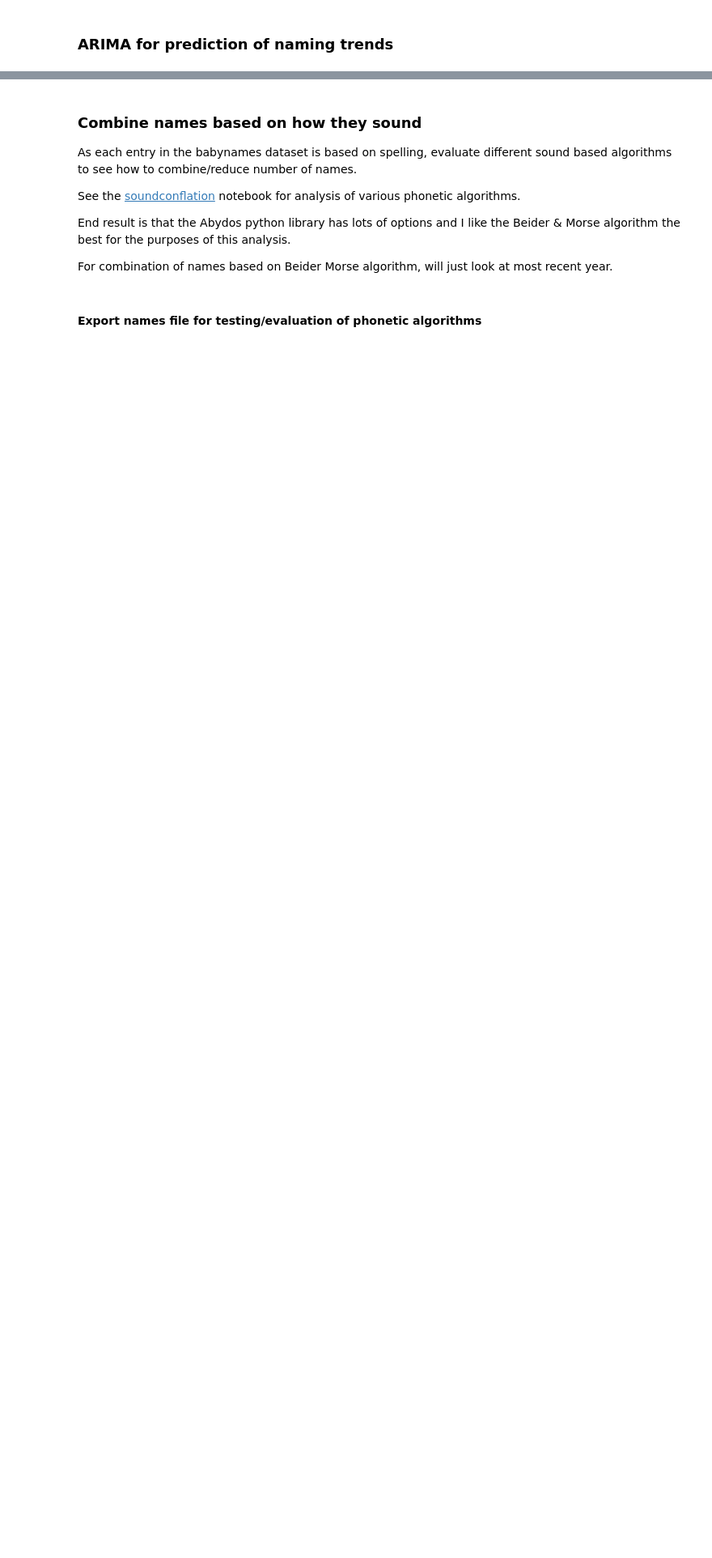
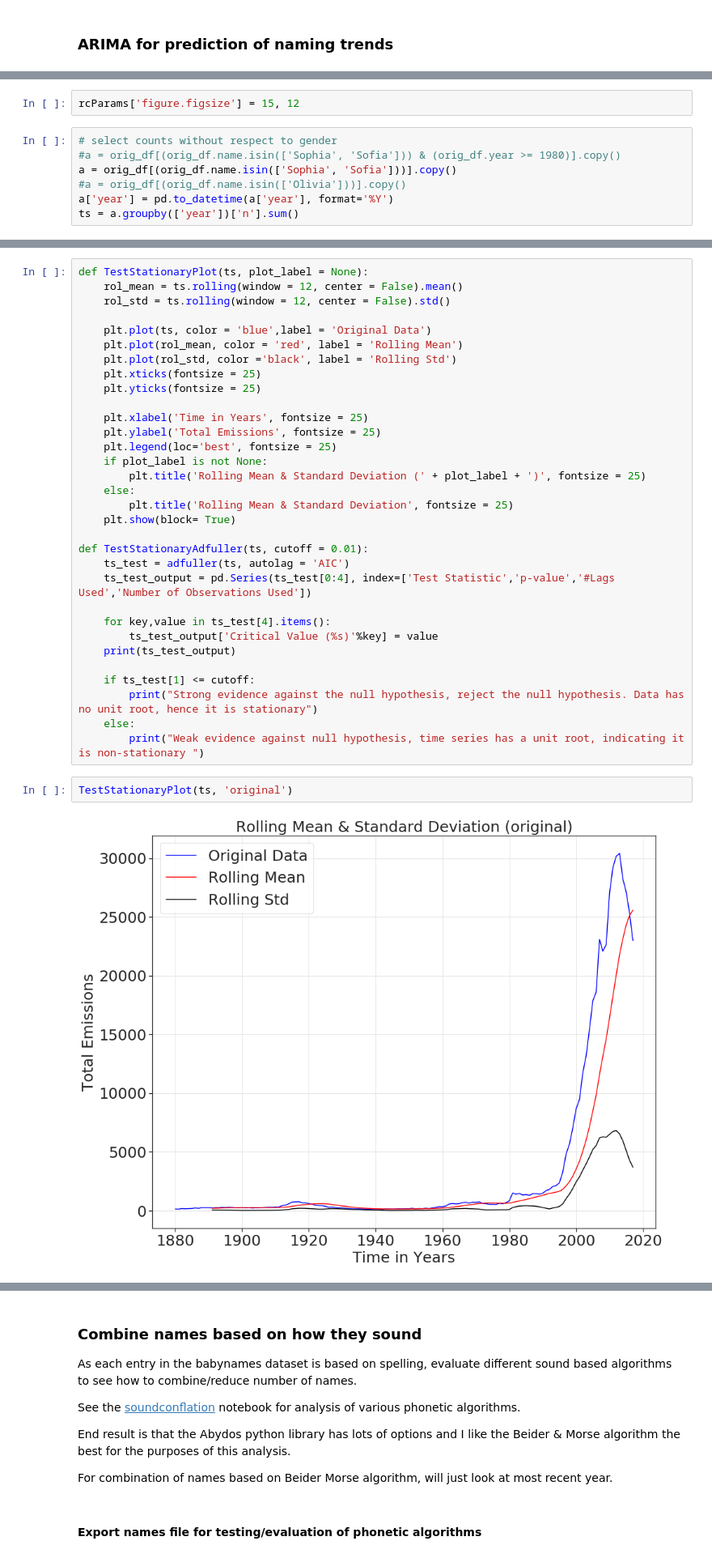
Before and after one commit to magic-lantern/forecasting, a Jupyter notebook: baby_name_analysis.ipynb, the cells around one changed output, grey strips where cells are left out. Shown: that part at 81% size. Drawn from its saved outputs; the diff is of its cells as text; blank space fills up the shorter version.

```diff
--- a/baby_name_analysis.ipynb
+++ b/baby_name_analysis.ipynb
@@ -181,0 +187,9 @@ df.shape
+# %%
+rcParams['figure.figsize'] = 15, 12
+# %%
+# select counts without respect to gender
+#a = orig_df[(orig_df.name.isin(['Sophia', 'Sofia'])) & (orig_df.year >= 1980)].copy()
+a = orig_df[(orig_df.name.isin(['Sophia', 'Sofia']))].copy()
+#a = orig_df[(orig_df.name.isin(['Olivia']))].copy()
+a['year'] = pd.to_datetime(a['year'], format='%Y')
+ts = a.groupby(['year'])['n'].sum()
@@ -181,0 +209,36 @@ df.shape
+# %%
+def TestStationaryPlot(ts, plot_label = None):
+    rol_mean = ts.rolling(window = 12, center = False).mean()
+    rol_std = ts.rolling(window = 12, center = False).std()
+
+    plt.plot(ts, color = 'blue',label = 'Original Data')
+    plt.plot(rol_mean, color = 'red', label = 'Rolling Mean')
+    plt.plot(rol_std, color ='black', label = 'Rolling Std')
+    plt.xticks(fontsize = 25)
+    plt.yticks(fontsize = 25)
+
+    plt.xlabel('Time in Years', fontsize = 25)
+    plt.ylabel('Total Emissions', fontsize = 25)
+    plt.legend(loc='best', fontsize = 25)
+    if plot_label is not None:
+        plt.title('Rolling Mean & Standard Deviation (' + plot_label + ')', fontsize = 25)
+    else:
+        plt.title('Rolling Mean & Standard Deviation', fontsize = 25)
+    plt.show(block= True)
+
+def TestStationaryAdfuller(ts, cutoff = 0.01):
+    ts_test = adfuller(ts, autolag = 'AIC')
+    ts_test_output = pd.Series(ts_test[0:4], index=['Test Statistic','p-value','#Lags Used','Number of Observations Used'])
+
+    for key,value in ts_test[4].items():
+        ts_test_output['Critical Value (%s)'%key] = value
+    print(ts_test_output)
+
+    if ts_test[1] <= cutoff:
+        print("Strong evidence against the null hypothesis, reject the null hypothesis. Data has no unit root, hence it is stationary")
+    else:
+        print("Weak evidence against null hypothesis, time series has a unit root, indicating it is non-stationary ")
+# %%
+TestStationaryPlot(ts, 'original')
+# %% [output]
+[figure, added]
```
Also changed, not shown: parts of 31 cells of this notebook, 4 other files.
